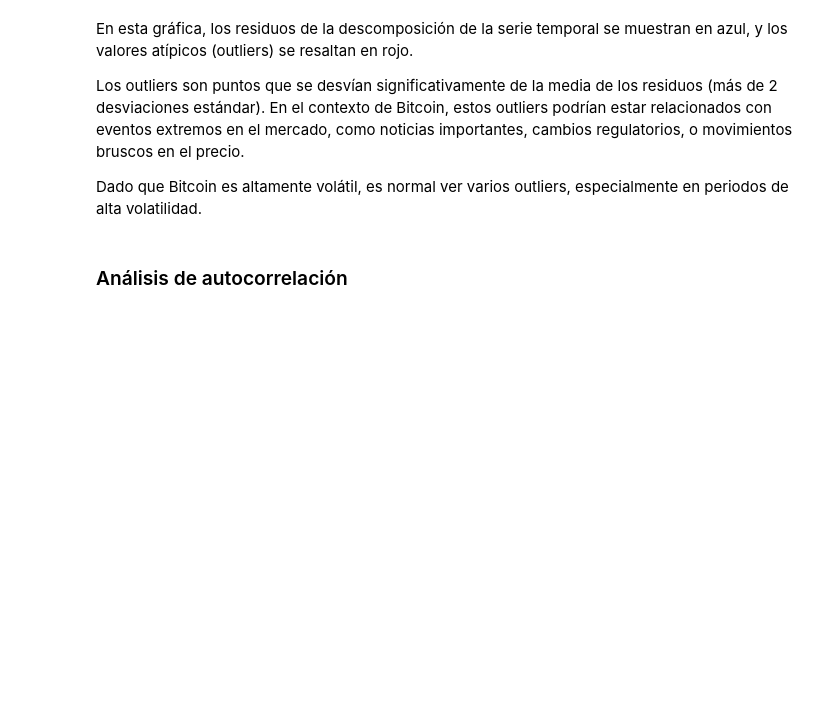
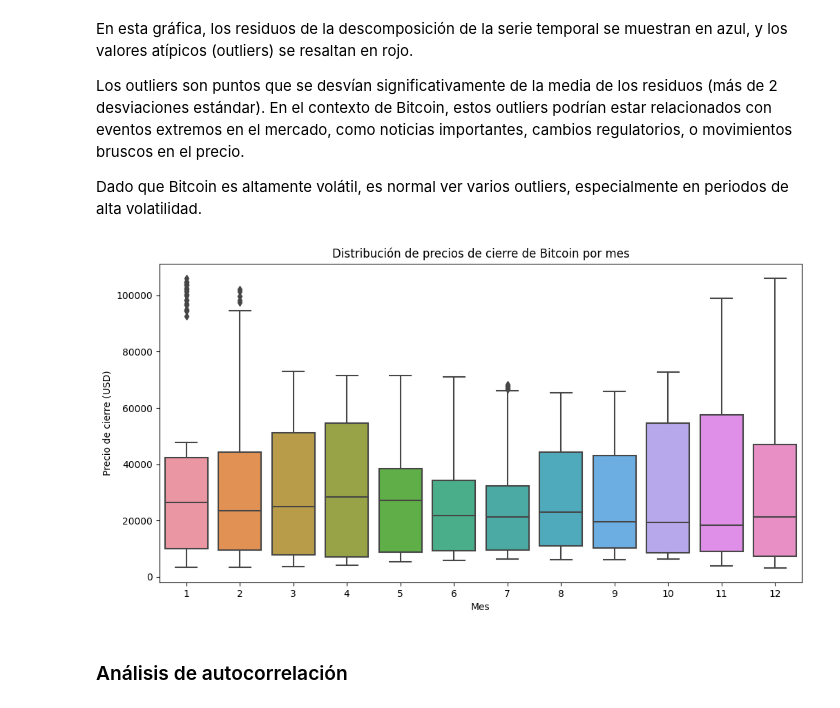
Before and after one commit to mcamilavr/mcamilavr.github.io, a Jupyter notebook: docs/notebooks.ipynb, the cells around one changed output. Drawn from its saved outputs; the diff is of its cells as text; code cells hidden in the pictures; blank space fills up the shorter version.

```diff
--- a/docs/notebooks.ipynb
+++ b/docs/notebooks.ipynb
@@ -232,6 +232,16 @@ En esta gráfica, los residuos de la descomposición de la serie temporal se mue
 Los outliers son puntos que se desvían significativamente de la media de los residuos (más de 2 desviaciones estándar). En el contexto de Bitcoin, estos outliers podrían estar relacionados con eventos extremos en el mercado, como noticias importantes, cambios regulatorios, o movimientos bruscos en el precio.
 
 Dado que Bitcoin es altamente volátil, es normal ver varios outliers, especialmente en periodos de alta volatilidad.
+# %%
+# 4.1 Diagramas de caja por periodo (meses)
+plt.figure(figsize=(12, 6))
+sns.boxplot(x=dfs["1d"].index.month, y=dfs["1d"]["Close"])
+plt.title("Distribución de precios de cierre de Bitcoin por mes")
+plt.xlabel("Mes")
+plt.ylabel("Precio de cierre (USD)")
+plt.show()
+# %% [output]
+[figure, added]
 # %% [markdown]
 ### Análisis de autocorrelación
 # %%
```
Also changed, not shown: parts of 3 cells of this notebook, 1 other file.
